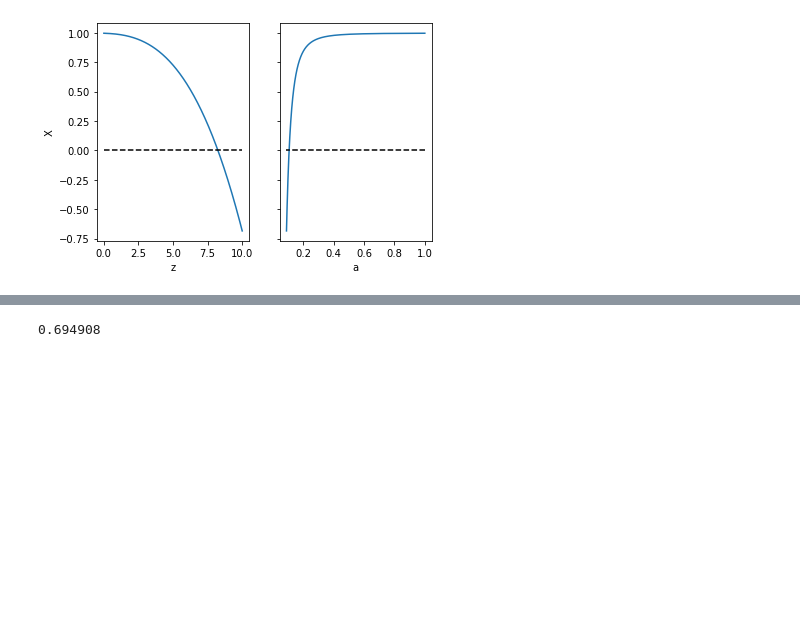
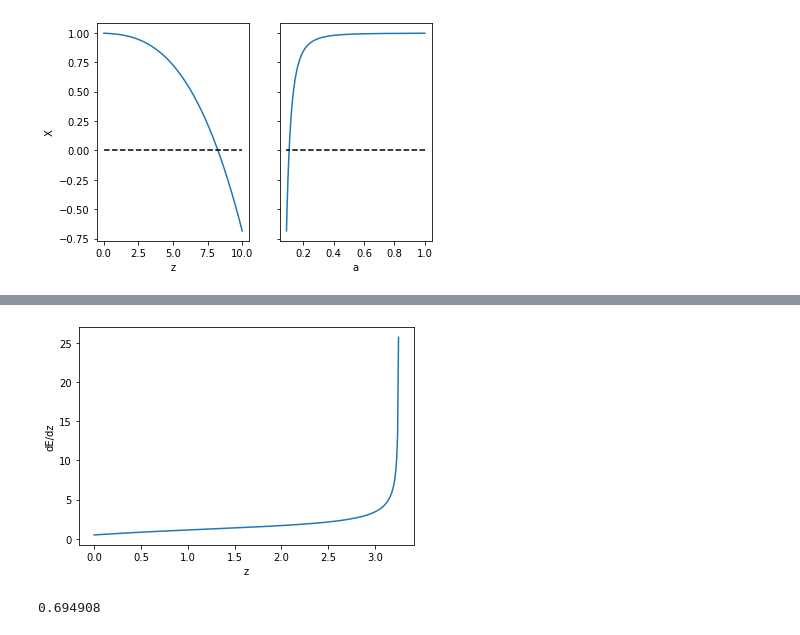
Before and after one commit to CarolaZano/4DEGB-tests, a Jupyter notebook: 4DEGB_tests_WandM_corrected_eq.ipynb, the cells around one changed output, grey strips where cells are left out. Cells and saved outputs as stored; diff of their text form; code cells hidden in the pictures; blank space fills up the shorter version.

```diff
--- a/4DEGB_tests_WandM_corrected_eq.ipynb
+++ b/4DEGB_tests_WandM_corrected_eq.ipynb
@@ -129,3 +129,13 @@ plt.show()
+# %%
+alpha_tilde = -1e-2
+
+plt.plot(z, dEdz(z , cosmo , alpha_tilde))
+#plt.ylim(-1,10)
+plt.xlabel("z")
+plt.ylabel("dE/dz")
+plt.show()
+# %% [output]
+[figure, added]
 # %%
 alpha_tilde = 1e-2
 print(1 - 0.27 - 0.045 - 0 - 9.2e-5 + alpha_tilde)
```
Also changed, not shown: parts of 2 cells of this notebook.
